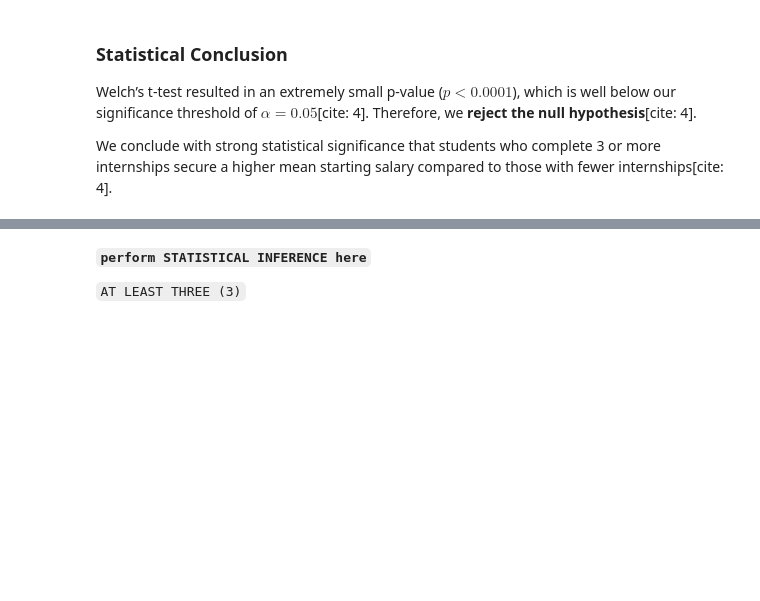
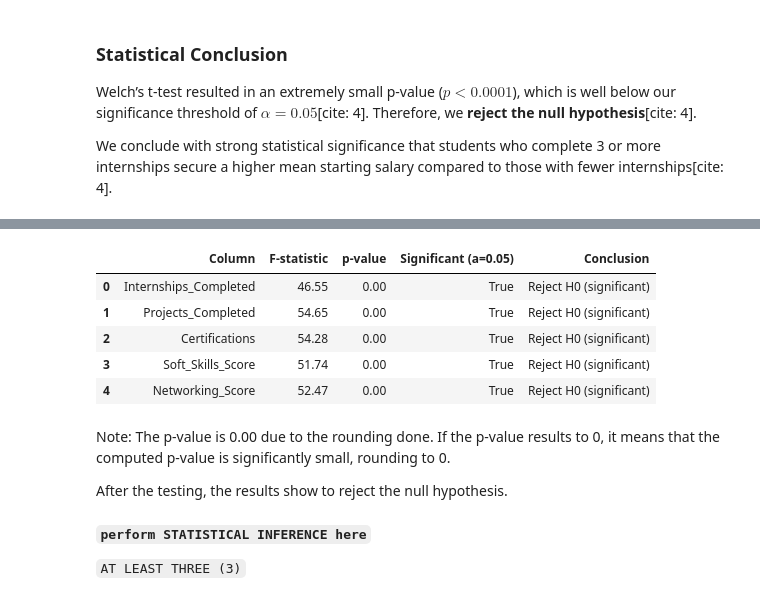
Before and after one commit to Ulturaa/CSMODEL_MCO, a Jupyter notebook: TotallyStats_MCO2.ipynb, the cells around one changed output, grey strips where cells are left out. Drawn from its saved outputs; the diff is of its cells as text; code cells hidden in the pictures; blank space fills up the shorter version.

Commit message:
Added part C & E for Stat Inf
Added part Marco's C from mco2+3 notebook. Also included part E (cont. of eda 5).

Error in MC02 but no error in MC02+3

```diff
--- a/TotallyStats_MCO2.ipynb
+++ b/TotallyStats_MCO2.ipynb
@@ -801,3 +892,55 @@ We conclude with strong statistical significance that students who complete 3 or
+# %%
+# Skills and Extracurriculars columns
+skill_cols = [
+    'Internships_Completed',
+    'Projects_Completed',
+    'Certifications',
+    'Soft_Skills_Score',
+    'Networking_Score'
+]
+
+alpha = 0.5
+results = []
+
+for col in skill_cols:
+    groups = [
+        group[col].dropna().values
+        for name, group in ecs_df.groupby('Field_of_Study')
+    ]
+
+    f_stat, p_value = f_oneway(*groups)
+
+    sig = p_value < alpha
+    conclusion = "Reject H0 (significant)" if sig else "Fail to reject H0 (not significant)"
+
+    results.append({
+        'Column': col,
+        'F-statistic': round(f_stat, 4),
+        'p-value': round(p_value, 4),
+        'Significant (a=0.05)': sig,
+        'Conclusion': conclusion
+    })
+
+    #print(f"\nColumn: {col}")
+    #print(f"  H0: Mean {col} is equal across all Field_of_Study groups")
+    #print(f"  H1: At least one Field_of_Study group's mean {col} differs")
+    #print(f"  F-statistic = {f_stat:.4f}, p-value = {p_value:.4f}")
+    #print(f"  -> {conclusion}")
+
+results_df = pd.DataFrame(results)
+#print(results_df.to_string(index=False))
+results_df
+# %% [output]
+|  | Column | F-statistic | p-value | Significant (a=0.05) | Conclusion |
+| 0 | Internships_Completed | 46.55 | 0.00 | True | Reject H0 (significant) |
+| 1 | Projects_Completed | 54.65 | 0.00 | True | Reject H0 (significant) |
+| 2 | Certifications | 54.28 | 0.00 | True | Reject H0 (significant) |
+| 3 | Soft_Skills_Score | 51.74 | 0.00 | True | Reject H0 (significant) |
+| 4 | Networking_Score | 52.47 | 0.00 | True | Reject H0 (significant) |
+# %% [markdown]
+Note: The p-value is 0.00 due to the rounding done. If the p-value results to 0, it means that the computed p-value is significantly small, rounding to 0.
+
+After the testing, the results show to reject the null hypothesis.
 # %% [markdown]
 __`perform STATISTICAL INFERENCE here`__
 
```
Also changed, not shown: parts of 16 cells of this notebook.
